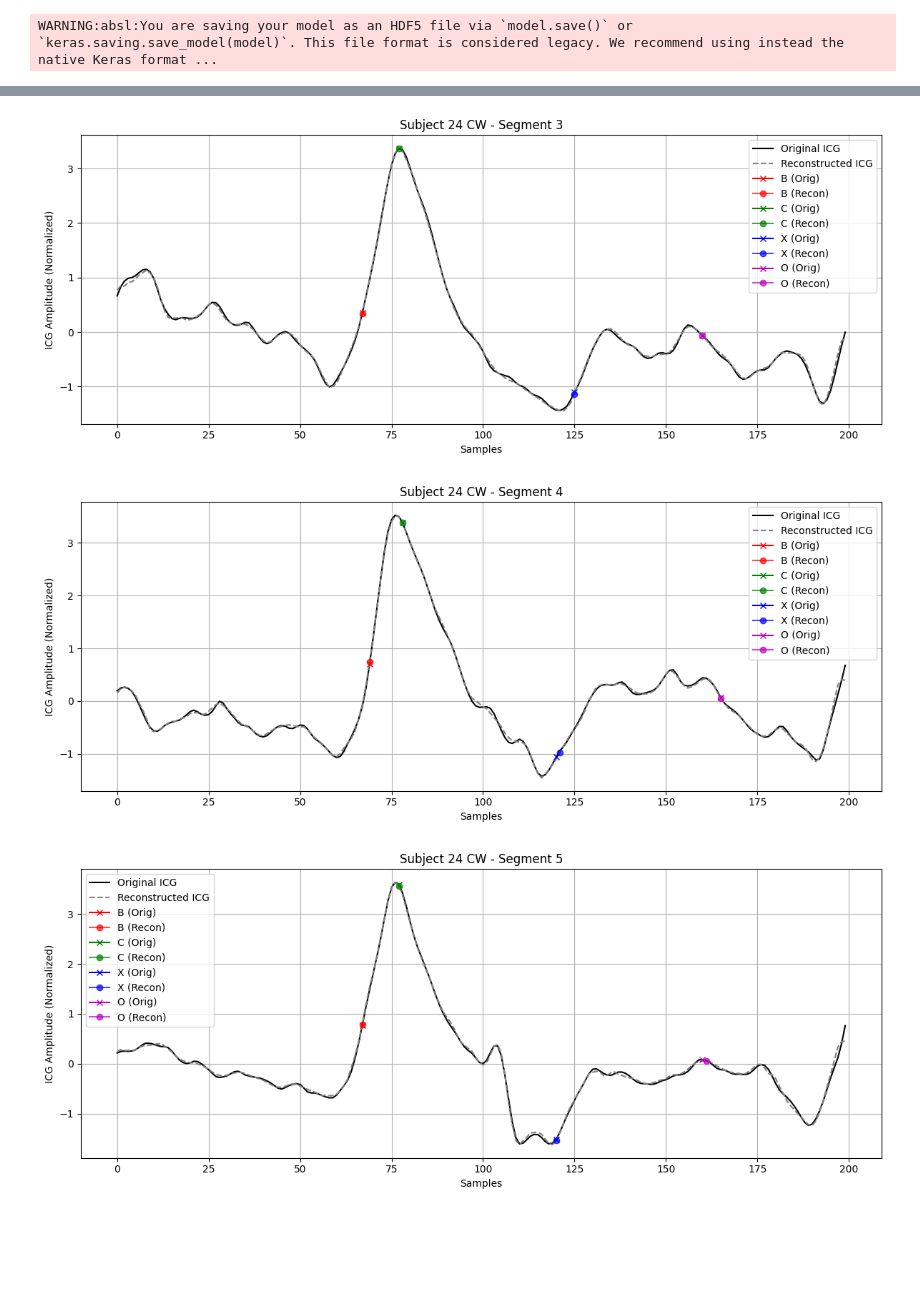
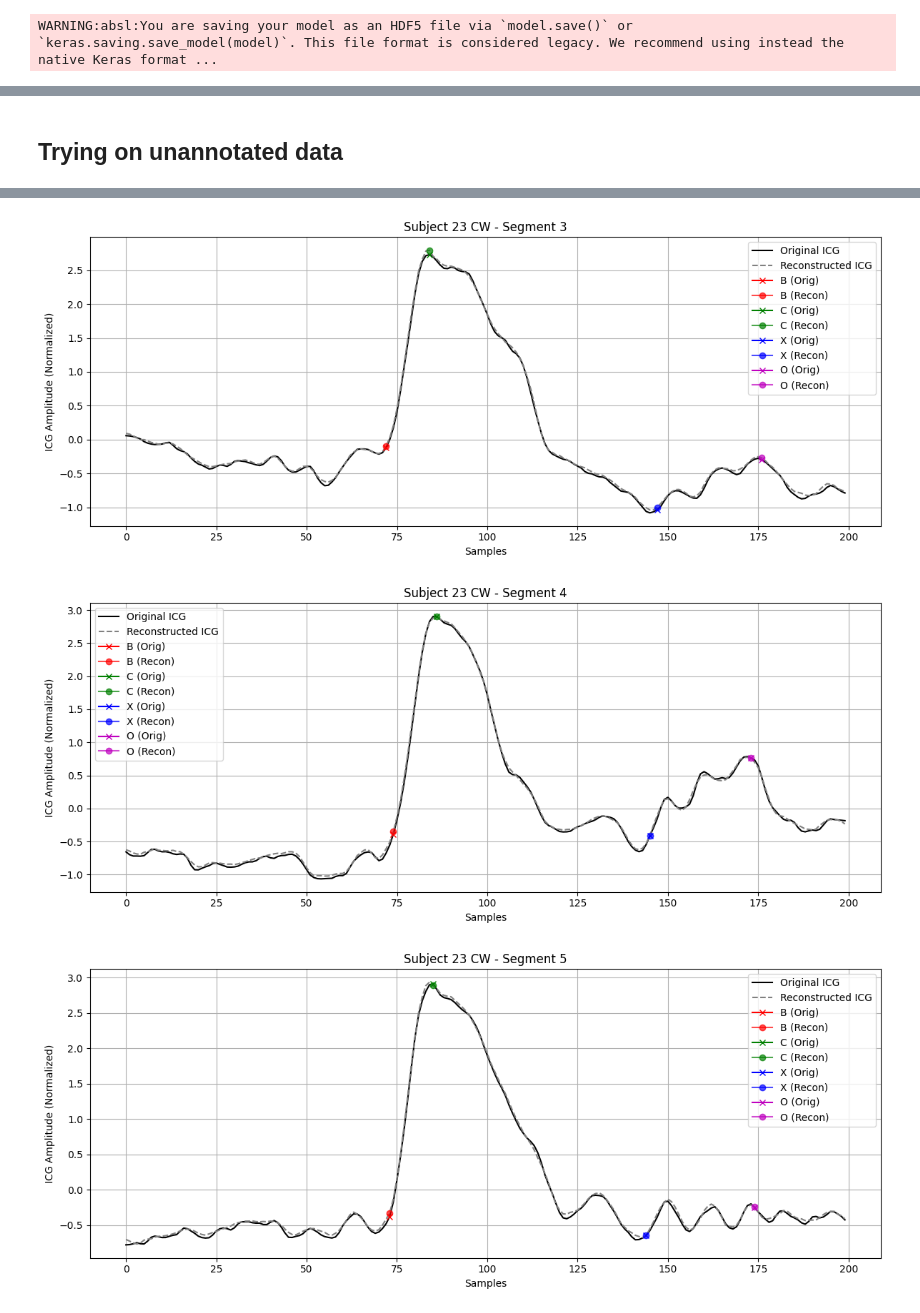
Before and after one commit to eduardo-illueca/icg-project, a Jupyter notebook: alba_Autoencoder_ReBeat.ipynb, the cells around one changed output, grey strips where cells are left out. Saved outputs shown, nothing was run; the diff lists cells and outputs as text; code cells hidden in the pictures; blank space fills up the shorter version.

Commit message:
1st model

```diff
--- a/alba_Autoencoder_ReBeat.ipynb
+++ b/alba_Autoencoder_ReBeat.ipynb
@@ -504,6 +546,9 @@ def extract_predicted_points(y_pred):
     """
     return np.argmax(y_pred, axis=1)  # shape: (n_samples, 4)
 # %%
+from tensorflow.keras.models import load_model
+model = load_model('icg_detector_v1.h5')
+
 y_pred = model.predict(X_val)  # shape: (n_samples, 200, 4)
 predicted_points = extract_predicted_points(y_pred)
 # %% [output]
@@ -796,3 +590,0 @@ def extract_predicted_points(y_pred):
-# %%
-y_pred = model.predict(X_val)  # shape: (n_samples, 200, 4)
-predicted_points = extract_predicted_points(y_pred)
@@ -801,34 +590,0 @@ predicted_points = extract_predicted_points(y_pred)
-# %%
-import matplotlib.pyplot as plt
-
-def plot_prediction_vs_true(X_sample, y_true_onehot, y_pred_onehot, sample_index=0, fs=250, pre_r=50):
-    """
-    Visualizes true vs predicted labels on top of ICG signal
-    """
-    signal = X_sample[sample_index, :, 0]  # ICG signal
-    time_steps = np.arange(signal.shape[0])
-    time_ms = (time_steps - pre_r) * 1000 / fs
-
-    true_points = np.argmax(y_true_onehot[sample_index], axis=1)
-    pred_points = np.argmax(y_pred_onehot[sample_index], axis=1)
-
-    labels = ["B", "C", "X", "O"]
-    colors = ["blue", "orange", "green", "red"]
-
-    plt.figure(figsize=(12, 4))
-    plt.plot(time_ms, signal, label='ICG signal', color='black', linewidth=1)
-
-    for class_id in range(4):
-        true_t = np.argmax(y_true_onehot[sample_index, :, class_id])
-        pred_t = np.argmax(y_pred_onehot[sample_index, :, class_id])
-
-        plt.axvline((true_t - pre_r) * 1000 / fs, color=colors[class_id], linestyle='--', label=f'True {labels[class_id]}')
-        plt.axvline((pred_t - pre_r) * 1000 / fs, color=colors[class_id], linestyle='-', alpha=0.6, label=f'Pred {labels[class_id]}')
-
-    plt.title(f"Sample {sample_index}: True vs Predicted Characteristic Points")
-    plt.xlabel("Time (ms relative to R-peak)")
-    plt.ylabel("ICG amplitude (normalized)")
-    plt.legend()
-    plt.grid(True)
-    plt.tight_layout()
-    plt.show()
@@ -850,0 +591,3 @@ plt.show()
+# %%
+for i in range(0,10):
+  plot_prediction_vs_true(X_val, y_val, y_pred, sample_index=i)
@@ -901,6 +658,8 @@ files.download("icg_detector_v1.h5")
 WARNING:absl:You are saving your model as an HDF5 file via `model.save()` or `keras.saving.save_model(model)`. This file format is considered legacy. We recommend using instead the native Keras format ...
 [interactive output not drawn]
 [interactive output not drawn]
+# %% [markdown]
+## Trying on unannotated data
 # %%
 import numpy as np
 import scipy.io as sio
@@ -909,7 +668,7 @@ from scipy.signal import find_peaks
 from tensorflow.keras.models import load_model
 
 # ---- Load data ----
-subject = '24'
+subject = '23'
 task = 'CW'
 
 data_filtered = sio.loadmat(f'/content/FilteredData/FilteredData_Subject_{subject}_task_{task}.mat')
@@ -1007,3 +766,3 @@ Extracted 328 segments
-[figure, old version]
+[figure, new version]
-[figure, old version]
+[figure, new version]
-[figure, old version]
+[figure, new version]
```
Also changed, not shown: parts of 50 cells of this notebook.
